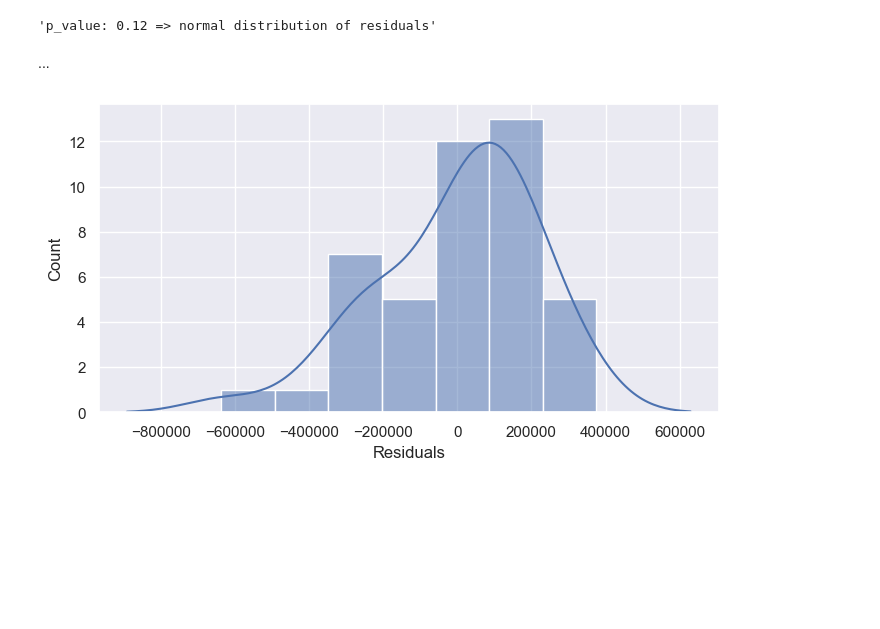
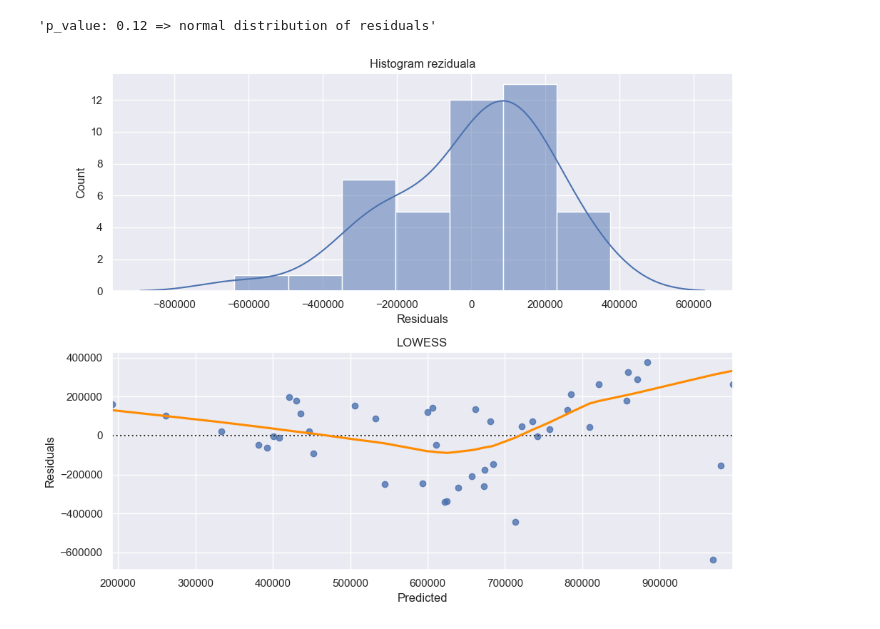
Before and after one commit to cetkovicaleksa/nans-projekat, a Jupyter notebook: nans.ipynb, the cells around one changed output. Drawn from its saved outputs; the diff is of its cells as text; code cells hidden in the pictures; blank space fills up the shorter version.

```diff
--- a/nans.ipynb
+++ b/nans.ipynb
@@ -236,10 +240,16 @@ f'p_value: {p_value:.2f} => ' \
 'normal distribution of residuals' if p_value >= p_value_thresh else 'non-normal distribution of residuals'
 # %% [output]
 'p_value: 0.12 => normal distribution of residuals'
-# %% [markdown]
-...
-# %%
-sb.histplot(pooled_model_df['Residuals'], kde=True, kde_kws={'cut':2.5})
-plt.show()
-# %% [output]
-[figure, removed]
+# %%
+fig, (ax1, ax2) = plt.subplots(2, 1, figsize=(10, 8))
+
+sb.residplot(x='Predicted', y='Residuals', data=pooled_model_df, lowess=True,  line_kws={'color': 'darkorange'}, ax=ax2)
+ax2.set_title("LOWESS")
+
+sb.histplot(pooled_model_df['Residuals'], kde=True, kde_kws={'cut':2.5}, ax=ax1)
+ax1.set_title("Histogram reziduala")
+
+plt.tight_layout()
+plt.show()
+# %% [output]
+[figure, added]
```
Also changed, not shown: parts of 13 cells of this notebook, 1 other file.
